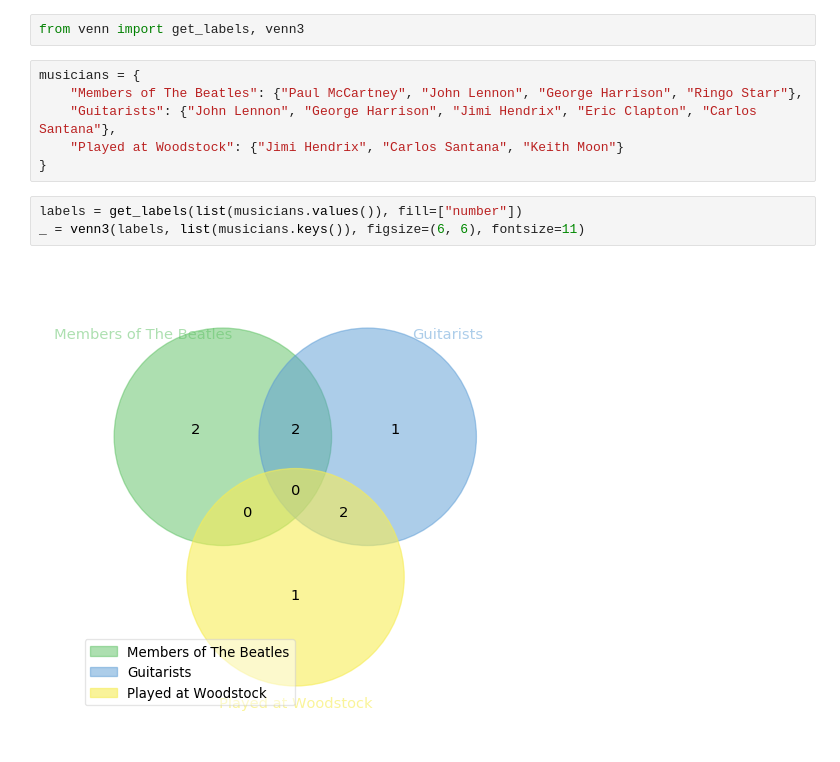
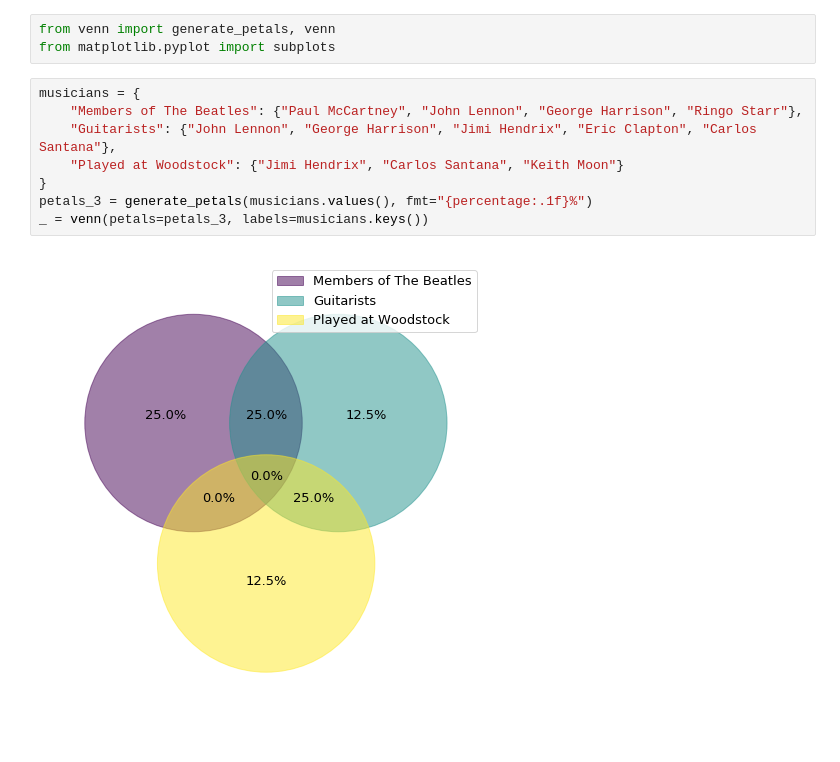
Before and after one commit to wan230114/pyvenn, a Jupyter notebook: pyvenn-demo.ipynb, the cells around one changed output. Saved outputs shown, nothing was run; the diff lists cells and outputs as text.

```diff
--- a/pyvenn-demo.ipynb
+++ b/pyvenn-demo.ipynb
@@ -1,13 +1,13 @@
-# %%
-from venn import get_labels, venn3
+# %%
+from venn import generate_petals, venn
+from matplotlib.pyplot import subplots
 # %%
 musicians = {
     "Members of The Beatles": {"Paul McCartney", "John Lennon", "George Harrison", "Ringo Starr"},
     "Guitarists": {"John Lennon", "George Harrison", "Jimi Hendrix", "Eric Clapton", "Carlos Santana"},
     "Played at Woodstock": {"Jimi Hendrix", "Carlos Santana", "Keith Moon"}
 }
+petals_3 = generate_petals(musicians.values(), fmt="{percentage:.1f}%")
+_ = venn(petals=petals_3, labels=musicians.keys())
+# %% [output]
+[figure, added]
-# %%
-labels = get_labels(list(musicians.values()), fill=["number"])
-_ = venn3(labels, list(musicians.keys()), figsize=(6, 6), fontsize=11)
-# %% [output]
-[figure, removed]
```
Also changed, not shown: parts of 4 cells of this notebook.
